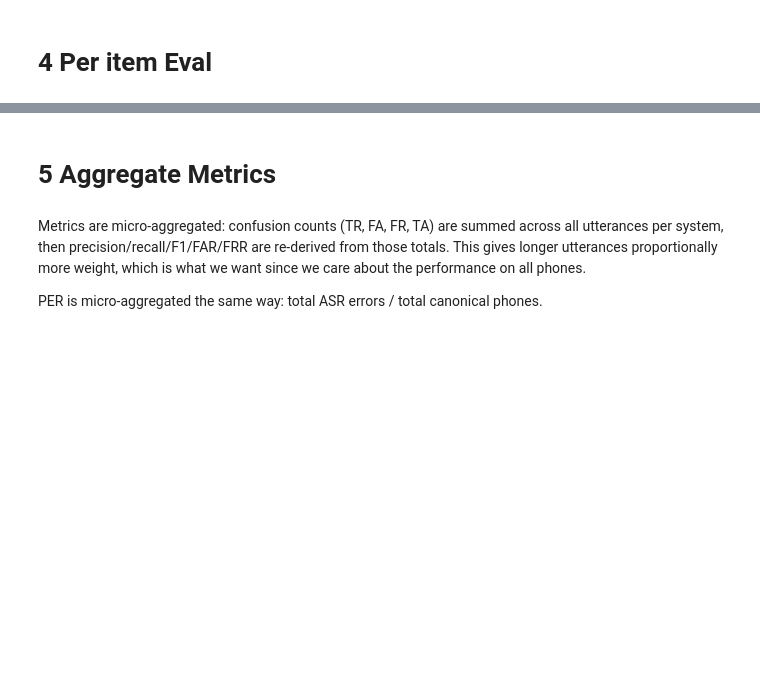
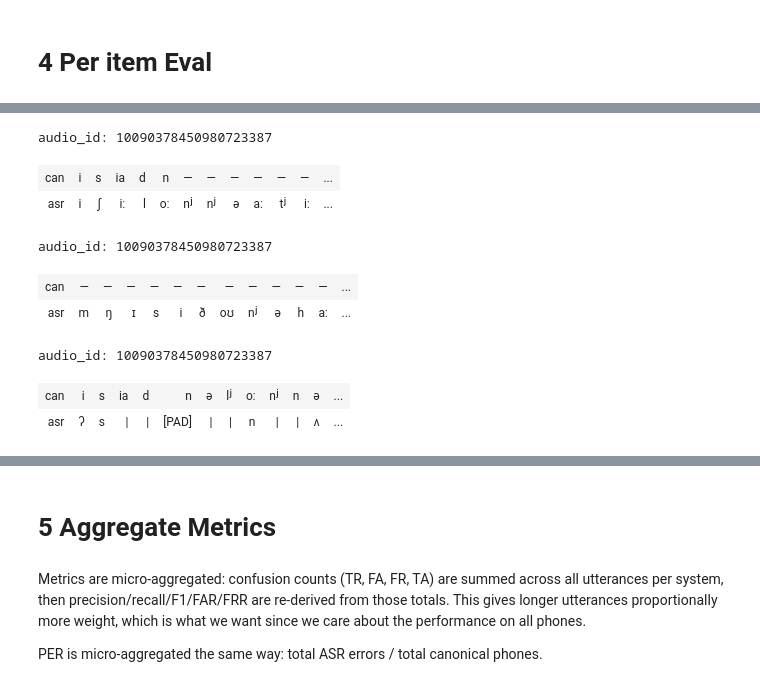
Before and after one commit to linkofchain/ThesisProject, a Jupyter notebook: scripts/eval/full_evaluation.ipynb, the cells around one changed output, grey strips where cells are left out. Cells and saved outputs as stored; diff of their text form; code cells hidden in the pictures; blank space fills up the shorter version.

```diff
--- a/scripts/eval/full_evaluation.ipynb
+++ b/scripts/eval/full_evaluation.ipynb
@@ -86,7 +90,7 @@ Models loaded.
 # 2 Load Data
 Annotations (FLEURS Gold standard), Ulster transcriptions (canonical), audio (FLEURS eval audio)
 # %%
-records = fetch_annotations(cache_path=ANN_CACHE, refresh=False)
+records = fetch_annotations(cache_path=ANN_CACHE, refresh=True)
 
 print(f"Loaded {len(records)} annotated utterances")
 print(f"Total canonical phones : {sum(len(r['canonical']) for r in records)}")
@@ -192,22 +212,17 @@ else:
 # %%
 l2_records = None
 
-if l2_pipe is not None:
+if l2_model is not None:
     l2_records = []
     for r in records:
         audio_path = AUDIO_DIR / f"{r['audio_id']}.wav"
-        waveform, sr = torchaudio.load(audio_path)
+        data, sr = sf.read(audio_path, dtype="float32", always_2d=False)
         if sr != 16000:
-            waveform = torchaudio.functional.resample(waveform, sr, 16000)
-        audio_input = {"array": waveform.squeeze(0).numpy(), "sampling_rate": 16000}
-
-        raw = l2_pipe(audio_input)["text"]
-        asr = collapse_phones(raw.split())
-
+            data = torchaudio.functional.resample(torch.from_numpy(data).unsqueeze(0), sr, 16000).squeeze(0).numpy()
+        asr = collapse_phones(greedy_ctc_phones(l2_processor, l2_model, data, device=DEVICE))
         result = dict(r)
         result["asr"] = asr
         l2_records.append(result)
-
     print(f"Done. {len(l2_records)} utterances inferred.")
 else:
     print("L2_MODEL_ID not set — skipping. Set it in the config cell when the model is ready.")
@@ -220,22 +237,17 @@ of the pairing strategy.
 # %%
 l2_baseline_records = None
 
-if l2_baseline_pipe is not None:
+if l2_baseline_model is not None:
     l2_baseline_records = []
     for r in records:
         audio_path = AUDIO_DIR / f"{r['audio_id']}.wav"
-        waveform, sr = torchaudio.load(audio_path)
+        data, sr = sf.read(audio_path, dtype="float32", always_2d=False)
         if sr != 16000:
-            waveform = torchaudio.functional.resample(waveform, sr, 16000)
-        audio_input = {"array": waveform.squeeze(0).numpy(), "sampling_rate": 16000}
-
-        raw = l2_baseline_pipe(audio_input)["text"]
-        asr = collapse_phones(raw.split())
-
+            data = torchaudio.functional.resample(torch.from_numpy(data).unsqueeze(0), sr, 16000).squeeze(0).numpy()
+        asr = collapse_phones(greedy_ctc_phones(l2_baseline_processor, l2_baseline_model, data, device=DEVICE))
         result = dict(r)
         result["asr"] = asr
         l2_baseline_records.append(result)
-
     print(f"Done. {len(l2_baseline_records)} utterances inferred.")
 else:
     print("L2_BASELINE_MODEL_ID not set — skipping.")
@@ -251,16 +265,11 @@ builds on — everything else should beat this or the experiment hasn't worked.
 irish_only_records = []
 for r in records:
     audio_path = AUDIO_DIR / f"{r['audio_id']}.wav"
-    waveform, sr = torchaudio.load(audio_path)
+    data, sr = sf.read(audio_path, dtype="float32", always_2d=False)
     if sr != 16000:
-        waveform = torchaudio.functional.resample(waveform, sr, 16000)
-    audio_input = {"array": waveform.squeeze(0).numpy(), "sampling_rate": 16000}
-
-    raw = ga_pipe(audio_input)["text"]
-    asr = collapse_phones(raw.split())
-
+        data = torchaudio.functional.resample(torch.from_numpy(data).unsqueeze(0), sr, 16000).squeeze(0).numpy()
+    asr = collapse_phones(greedy_ctc_phones(ga_processor, ga_model, data, device=DEVICE))
     result = dict(r)
     result["asr"] = asr
     irish_only_records.append(result)
-
 print(f"Done. {len(irish_only_records)} utterances inferred.")
@@ -329,0 +354,18 @@ per_utt_df
+# %%
+show_alignment_html(irish_only_records[0])
+# %% [output]
+audio_id: 10090378450980723387
+| can | i | s | ia | d | n | — | — | — | — | — | — | ... |
+| asr | i | ʃ | iː | l | oː | nʲ | nʲ | ə | aː | tʲ | iː | ... |
+# %%
+show_alignment_html(l2_records[0])
+# %% [output]
+audio_id: 10090378450980723387
+| can | — | — | — | — | — | — | — | — | — | — | — | ... |
+| asr | m | ŋ | ɪ | s | i | ð | oʊ | nʲ | ə | h | aː | ... |
+# %%
+show_alignment_html(ensemble_2way_records[0])
+# %% [output]
+audio_id: 10090378450980723387
+| can | i | s | ia | d | n | ə | lʲ | oː | nʲ | n | ə | ... |
+| asr | ʔ | s | | | | | [PAD] | | | | | n | | | | | ʌ | ... |
```
Also changed, not shown: parts of 19 cells of this notebook, 7 other files.
